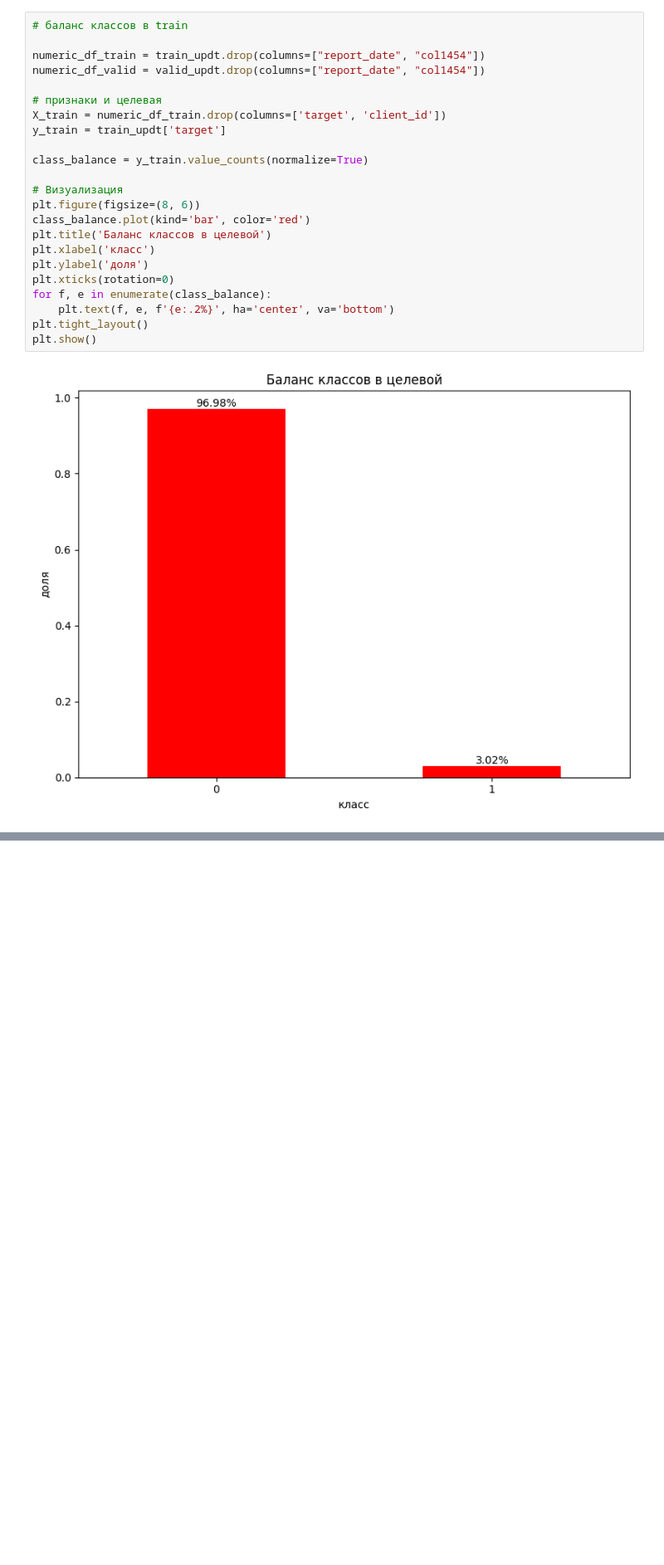
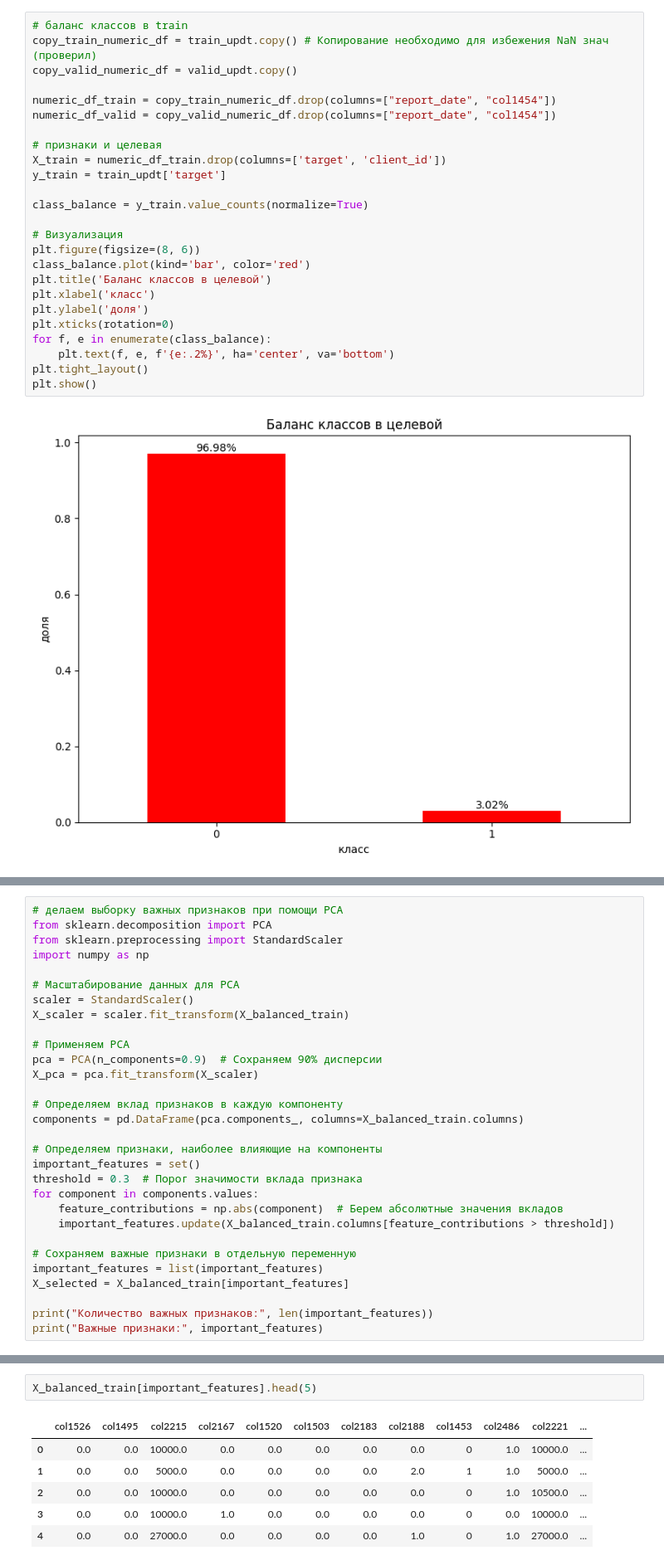
Before and after one commit to pogodaa/second_intensiv_predict_dataset_ot_samolyta, a Jupyter notebook: main.ipynb, the cells around one changed output, grey strips where cells are left out. Shown: that part at 83% size. Cells and saved outputs as stored; diff of their text form; blank space fills up the shorter version.

```diff
--- a/main.ipynb
+++ b/main.ipynb
@@ -291,9 +342,11 @@ for i, elem in enumerate(arr_updt):
 Подготовка данных для обучения
 # %%
 # баланс классов в train
+copy_train_numeric_df = train_updt.copy() # Копирование необходимо для избежения NaN знач (проверил)
+copy_valid_numeric_df = valid_updt.copy()
 
-numeric_df_train = train_updt.drop(columns=["report_date", "col1454"])
-numeric_df_valid = valid_updt.drop(columns=["report_date", "col1454"])
+numeric_df_train = copy_train_numeric_df.drop(columns=["report_date", "col1454"])
+numeric_df_valid = copy_valid_numeric_df.drop(columns=["report_date", "col1454"])
 
 # признаки и целевая
 X_train = numeric_df_train.drop(columns=['target', 'client_id'])
@@ -346,0 +415,30 @@ SMOTETomek does not accept missing values encoded as NaN natively. For supervise
+# %%
+# делаем выборку важных признаков при помощи PCA
+from sklearn.decomposition import PCA
+from sklearn.preprocessing import StandardScaler
+import numpy as np
+
+# Масштабирование данных для PCA
+scaler = StandardScaler()
+X_scaler = scaler.fit_transform(X_balanced_train)
+
+# Применяем PCA
+pca = PCA(n_components=0.9)  # Сохраняем 90% дисперсии
+X_pca = pca.fit_transform(X_scaler)
+
+# Определяем вклад признаков в каждую компоненту
+components = pd.DataFrame(pca.components_, columns=X_balanced_train.columns)
+
+# Определяем признаки, наиболее влияющие на компоненты
+important_features = set()
+threshold = 0.3  # Порог значимости вклада признака
+for component in components.values:
+    feature_contributions = np.abs(component)  # Берем абсолютные значения вкладов
+    important_features.update(X_balanced_train.columns[feature_contributions > threshold])
+
+# Сохраняем важные признаки в отдельную переменную
+important_features = list(important_features)
+X_selected = X_balanced_train[important_features]
+
+print("Количество важных признаков:", len(important_features))
+print("Важные признаки:", important_features)
@@ -346,0 +448,9 @@ SMOTETomek does not accept missing values encoded as NaN natively. For supervise
+# %%
+X_balanced_train[important_features].head(5)
+# %% [output]
+|  | col1526 | col1495 | col2215 | col2167 | col1520 | col1503 | col2183 | col2188 | col1453 | col2486 | col2221 | ... |
+| 0 | 0.0 | 0.0 | 10000.0 | 0.0 | 0.0 | 0.0 | 0.0 | 0.0 | 0 | 1.0 | 10000.0 | ... |
+| 1 | 0.0 | 0.0 | 5000.0 | 0.0 | 0.0 | 0.0 | 0.0 | 2.0 | 1 | 1.0 | 5000.0 | ... |
+| 2 | 0.0 | 0.0 | 10000.0 | 0.0 | 0.0 | 0.0 | 0.0 | 0.0 | 0 | 1.0 | 10500.0 | ... |
+| 3 | 0.0 | 0.0 | 10000.0 | 1.0 | 0.0 | 0.0 | 0.0 | 0.0 | 0 | 0.0 | 10000.0 | ... |
+| 4 | 0.0 | 0.0 | 27000.0 | 0.0 | 0.0 | 0.0 | 0.0 | 1.0 | 0 | 1.0 | 27000.0 | ... |
```
Also changed, not shown: parts of 8 cells of this notebook.
